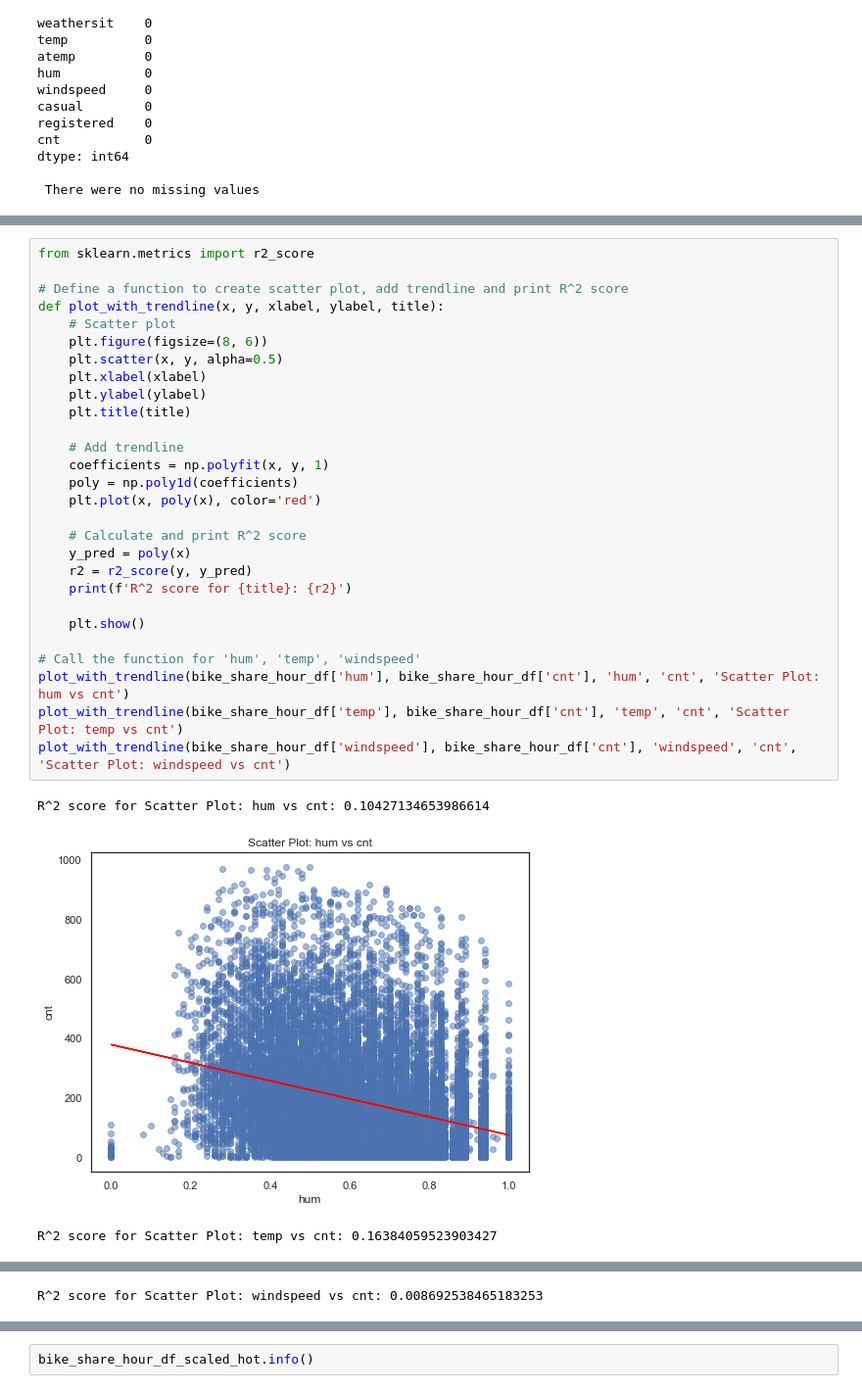
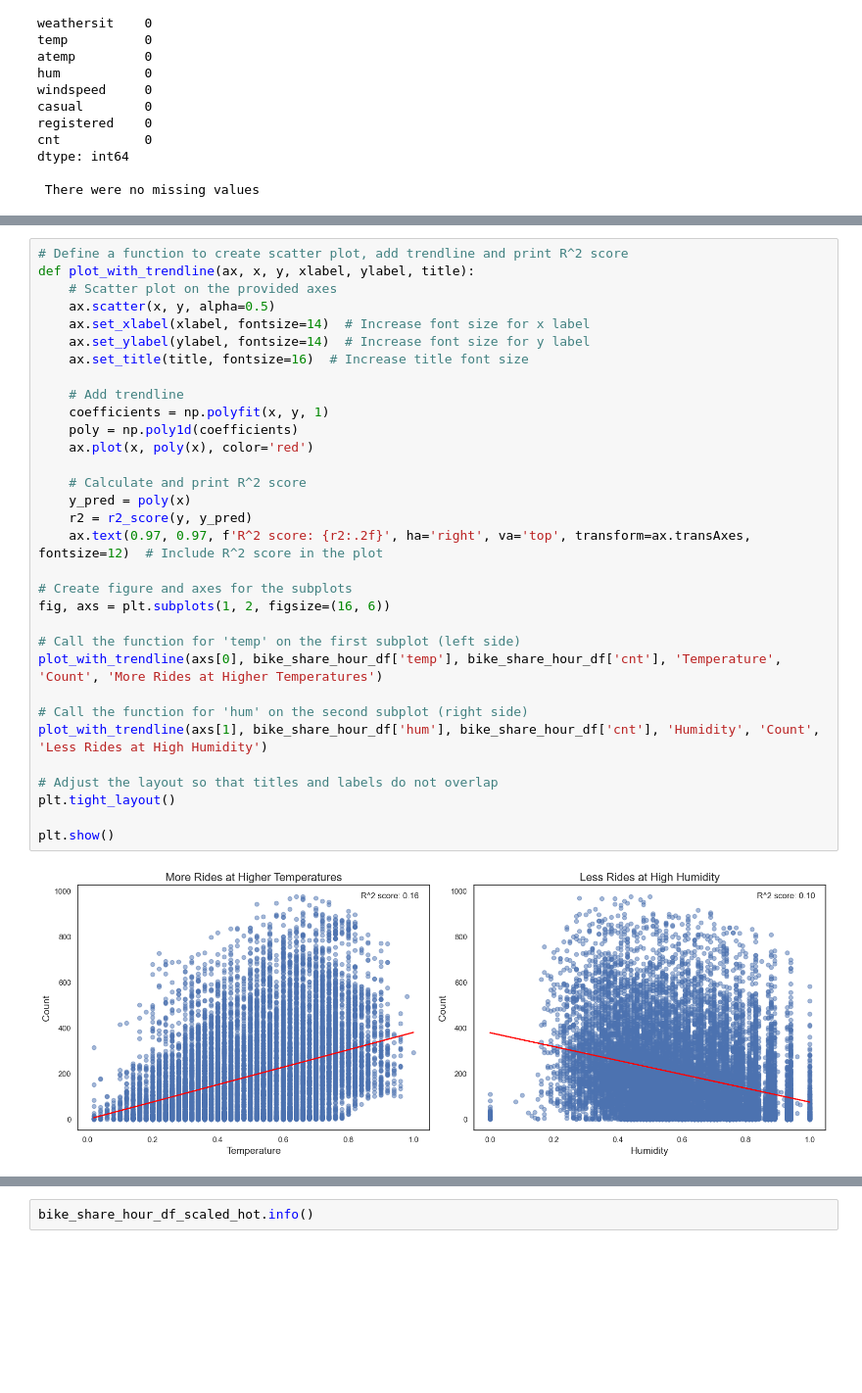
Before and after one commit to BrianMillerS/ebike_usage_regression, a Jupyter notebook: ebike_regression_analysis.ipynb, the cells around one changed output, grey strips where cells are left out. Shown at 98% size. Cells and saved outputs as stored; diff of their text form; blank space fills up the shorter version.

```diff
--- a/ebike_regression_analysis.ipynb
+++ b/ebike_regression_analysis.ipynb
@@ -139,32 +343,34 @@ plt.show()
 # %%
-from sklearn.metrics import r2_score
-
 # Define a function to create scatter plot, add trendline and print R^2 score
-def plot_with_trendline(x, y, xlabel, ylabel, title):
-    # Scatter plot
-    plt.figure(figsize=(8, 6))
-    plt.scatter(x, y, alpha=0.5)
-    plt.xlabel(xlabel)
-    plt.ylabel(ylabel)
-    plt.title(title)
+def plot_with_trendline(ax, x, y, xlabel, ylabel, title):
+    # Scatter plot on the provided axes
+    ax.scatter(x, y, alpha=0.5)
+    ax.set_xlabel(xlabel, fontsize=14)  # Increase font size for x label
+    ax.set_ylabel(ylabel, fontsize=14)  # Increase font size for y label
+    ax.set_title(title, fontsize=16)  # Increase title font size
 
     # Add trendline
     coefficients = np.polyfit(x, y, 1)
     poly = np.poly1d(coefficients)
-    plt.plot(x, poly(x), color='red')
+    ax.plot(x, poly(x), color='red')
 
     # Calculate and print R^2 score
     y_pred = poly(x)
     r2 = r2_score(y, y_pred)
-    print(f'R^2 score for {title}: {r2}')
+    ax.text(0.97, 0.97, f'R^2 score: {r2:.2f}', ha='right', va='top', transform=ax.transAxes, fontsize=12)  # Include R^2 score in the plot
 
-    plt.show()
+# Create figure and axes for the subplots
+fig, axs = plt.subplots(1, 2, figsize=(16, 6))
 
-# Call the function for 'hum', 'temp', 'windspeed'
-plot_with_trendline(bike_share_hour_df['hum'], bike_share_hour_df['cnt'], 'hum', 'cnt', 'Scatter Plot: hum vs cnt')
-plot_with_trendline(bike_share_hour_df['temp'], bike_share_hour_df['cnt'], 'temp', 'cnt', 'Scatter Plot: temp vs cnt')
-plot_with_trendline(bike_share_hour_df['windspeed'], bike_share_hour_df['cnt'], 'windspeed', 'cnt', 'Scatter Plot: windspeed vs cnt')
+# Call the function for 'temp' on the first subplot (left side)
+plot_with_trendline(axs[0], bike_share_hour_df['temp'], bike_share_hour_df['cnt'], 'Temperature', 'Count', 'More Rides at Higher Temperatures')
+
+# Call the function for 'hum' on the second subplot (right side)
+plot_with_trendline(axs[1], bike_share_hour_df['hum'], bike_share_hour_df['cnt'], 'Humidity', 'Count', 'Less Rides at High Humidity')
+
+# Adjust the layout so that titles and labels do not overlap
+plt.tight_layout()
+
+plt.show()
 # %% [output]
-R^2 score for Scatter Plot: hum vs cnt: 0.10427134653986614
-[figure, old version]
+[figure, new version]
-R^2 score for Scatter Plot: temp vs cnt: 0.16384059523903427
@@ -172 +376,0 @@ R^2 score for Scatter Plot: temp vs cnt: 0.16384059523903427
-R^2 score for Scatter Plot: windspeed vs cnt: 0.008692538465183253
```
Also changed, not shown: parts of 45 cells of this notebook, 15 other files.
